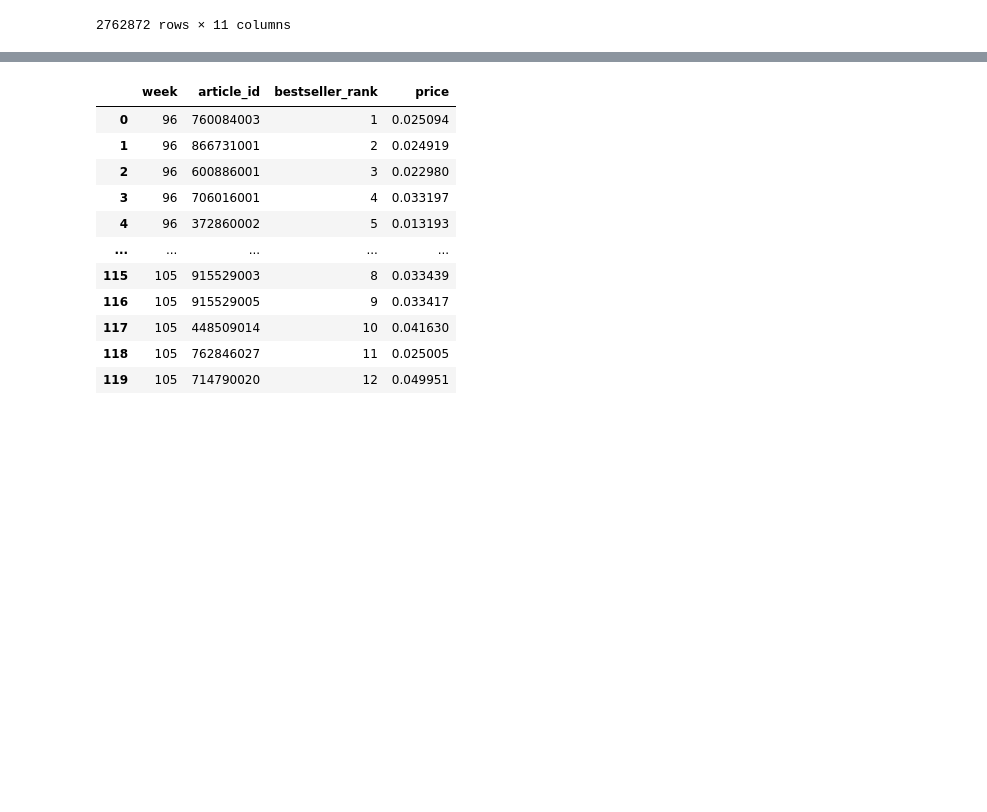
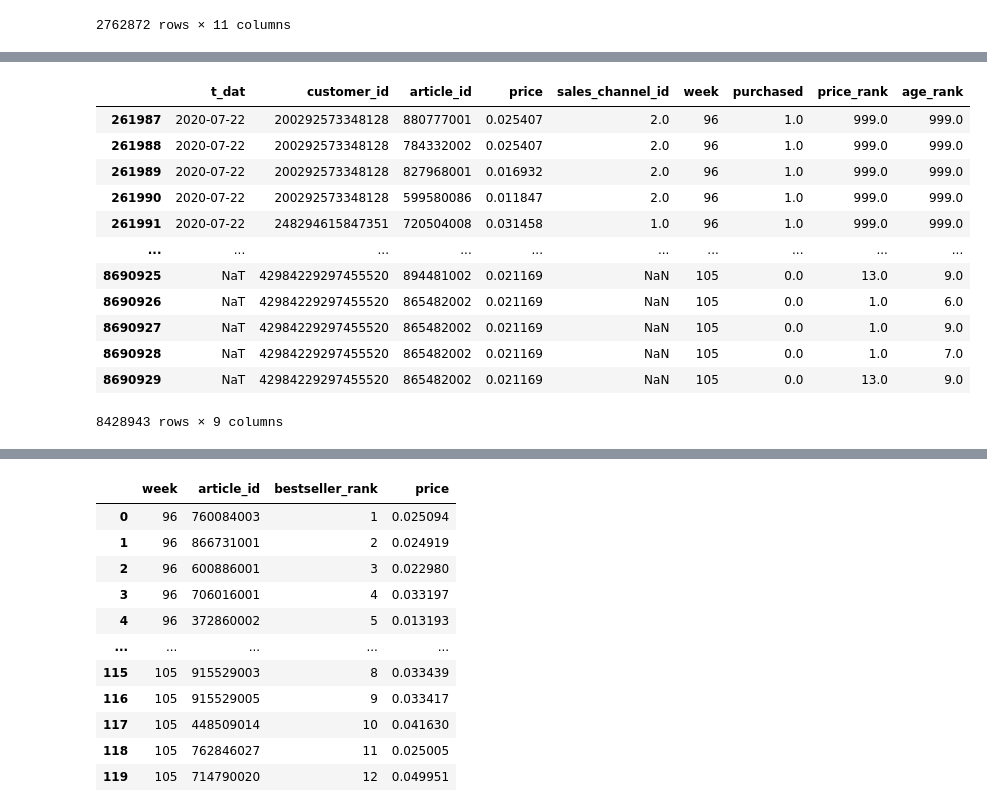
Before and after one commit to LienM/ai-project-23-24, a Jupyter notebook: MaksimKarnaukh/05-Research/notebook-05.ipynb, the cells around one changed output, grey strips where cells are left out. Saved outputs shown, nothing was run; the diff lists cells and outputs as text; code cells hidden in the pictures; blank space fills up the shorter version.

```diff
--- a/MaksimKarnaukh/05-Research/notebook-05.ipynb
+++ b/MaksimKarnaukh/05-Research/notebook-05.ipynb
@@ -350,0 +367,6 @@ top_candidates_3feat_price[top_candidates_3feat_price['customer_id']==2724124813
+# %%
+unique_transactions_ = transactions.groupby(['week', 'customer_id']).head(1).drop(columns=['article_id', 'price']).copy()
+# candidates_ = pd.merge(unique_transactions_, top_candidates_3feat_prev_week, on='week',)
+candidates_ = top_candidates_3feat_prev_week.copy()
+test_set_transactions_ = unique_transactions_.drop_duplicates('customer_id').reset_index(drop=True)
+test_set_transactions_.week = test_week
@@ -350,0 +405,4 @@ top_candidates_3feat_price[top_candidates_3feat_price['customer_id']==2724124813
+# %%
+# candidates__test_week = pd.merge(test_set_transactions_, top_candidates_3feat_prev_week, on='week')
+# candidates_ = pd.concat([candidates_, candidates__test_week])
+candidates_.drop(columns=['price_rank', 'age_rank', 'highest_count_ign_per_c', 'mean_price_per_c', 'index_group_name', 'mean_age_per_a', 'age'], inplace=True)
@@ -350,0 +456,16 @@ top_candidates_3feat_price[top_candidates_3feat_price['customer_id']==2724124813
+# %%
+data
+# %% [output]
+|  | t_dat | customer_id | article_id | price | sales_channel_id | week | purchased | price_rank | age_rank |
+| 261987 | 2020-07-22 | 200292573348128 | 880777001 | 0.025407 | 2.0 | 96 | 1.0 | 999.0 | 999.0 |
+| 261988 | 2020-07-22 | 200292573348128 | 784332002 | 0.025407 | 2.0 | 96 | 1.0 | 999.0 | 999.0 |
+| 261989 | 2020-07-22 | 200292573348128 | 827968001 | 0.016932 | 2.0 | 96 | 1.0 | 999.0 | 999.0 |
+| 261990 | 2020-07-22 | 200292573348128 | 599580086 | 0.011847 | 2.0 | 96 | 1.0 | 999.0 | 999.0 |
+| 261991 | 2020-07-22 | 248294615847351 | 720504008 | 0.031458 | 1.0 | 96 | 1.0 | 999.0 | 999.0 |
+| ... | ... | ... | ... | ... | ... | ... | ... | ... | ... |
+| 8690925 | NaT | 42984229297455520 | 894481002 | 0.021169 | NaN | 105 | 0.0 | 13.0 | 9.0 |
+| 8690926 | NaT | 42984229297455520 | 865482002 | 0.021169 | NaN | 105 | 0.0 | 1.0 | 6.0 |
+| 8690927 | NaT | 42984229297455520 | 865482002 | 0.021169 | NaN | 105 | 0.0 | 1.0 | 9.0 |
+| 8690928 | NaT | 42984229297455520 | 865482002 | 0.021169 | NaN | 105 | 0.0 | 1.0 | 7.0 |
+| 8690929 | NaT | 42984229297455520 | 865482002 | 0.021169 | NaN | 105 | 0.0 | 13.0 | 9.0 |
+8428943 rows × 9 columns
```
Also changed, not shown: parts of 28 cells of this notebook.
